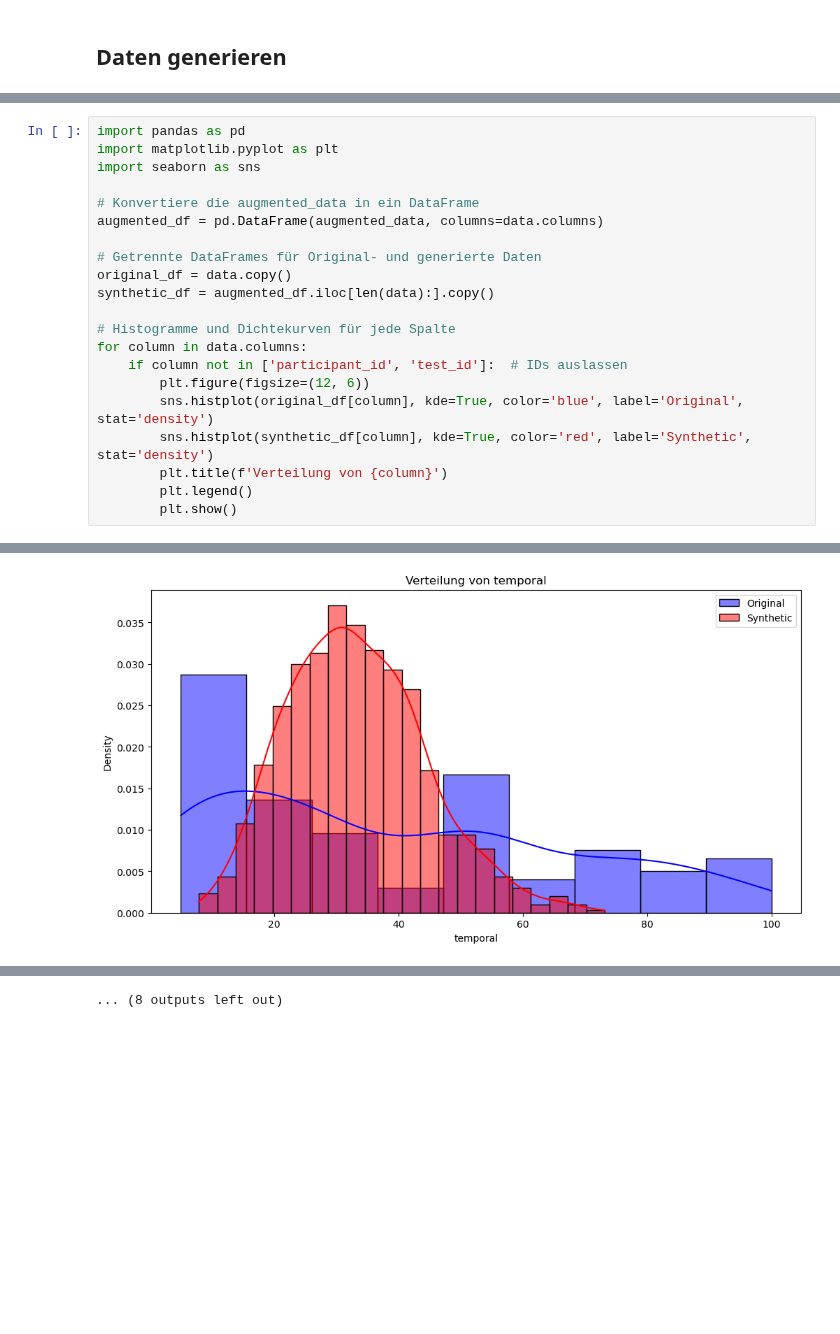
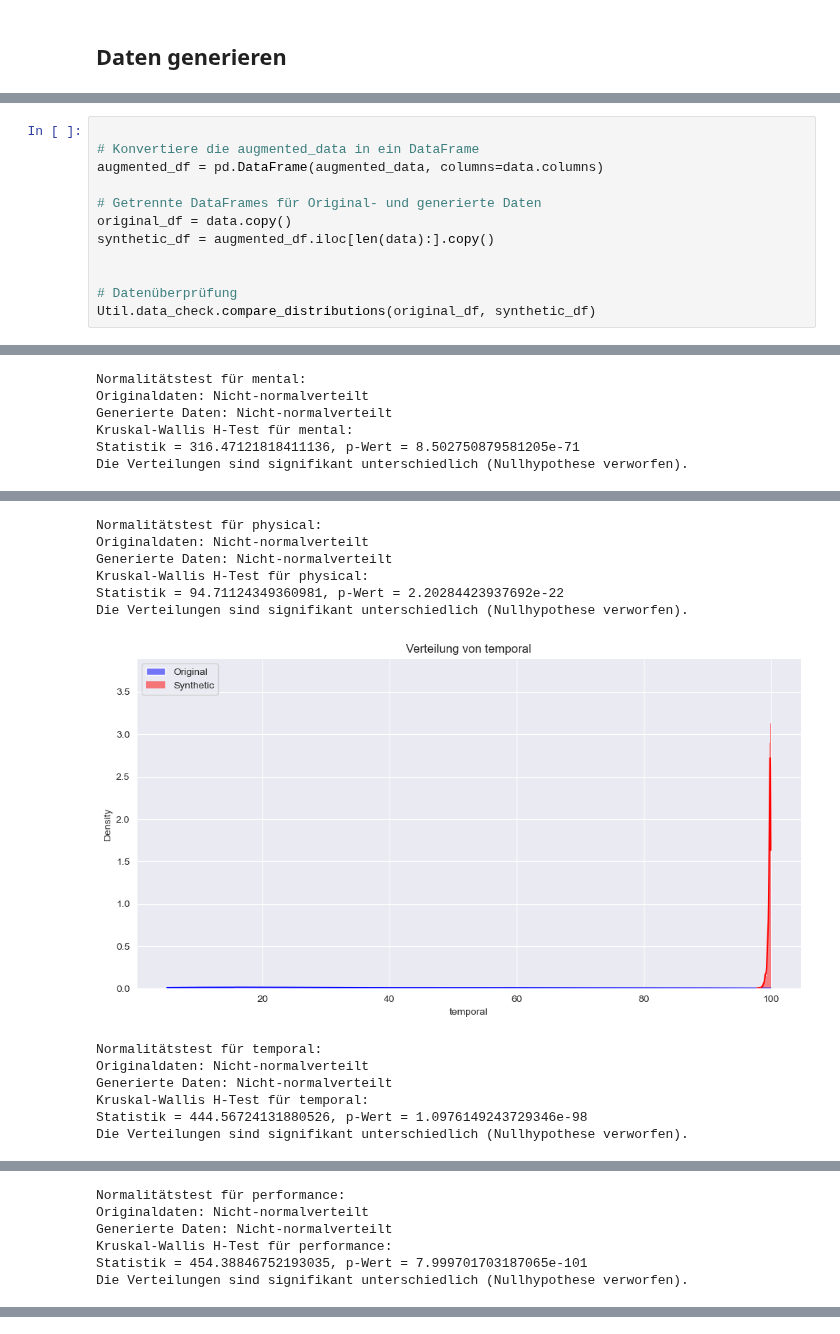
Before and after one commit to HBendig-HSFL/unlocking-minds, a Jupyter notebook: 3_Model/data_generation_cGAN_test1.ipynb, the cells around one changed output, grey strips where cells are left out. Saved outputs shown, nothing was run; the diff lists cells and outputs as text; blank space fills up the shorter version.

Commit message:
# Code clean up - refactor data check into own file - remove unused codes and imports - comment stuff
# add Literature Review pptx

```diff
--- a/3_Model/data_generation_cGAN_test1.ipynb
+++ b/3_Model/data_generation_cGAN_test1.ipynb
@@ -341,7 +338,4 @@ Synthetic Data
 # %%
-import pandas as pd
-import matplotlib.pyplot as plt
-import seaborn as sns
 
 # Konvertiere die augmented_data in ein DataFrame
 augmented_df = pd.DataFrame(augmented_data, columns=data.columns)
@@ -350,13 +344,7 @@ augmented_df = pd.DataFrame(augmented_data, columns=data.columns)
 original_df = data.copy()
 synthetic_df = augmented_df.iloc[len(data):].copy()
 
-# Histogramme und Dichtekurven für jede Spalte
-for column in data.columns:
-    if column not in ['participant_id', 'test_id']:  # IDs auslassen
-        plt.figure(figsize=(12, 6))
-        sns.histplot(original_df[column], kde=True, color='blue', label='Original', stat='density')
-        sns.histplot(synthetic_df[column], kde=True, color='red', label='Synthetic', stat='density')
-        plt.title(f'Verteilung von {column}')
-        plt.legend()
-        plt.show()
+
+# Datenüberprüfung
+Util.data_check.compare_distributions(original_df, synthetic_df)
 # %% [output]
@@ -364,0 +359,6 @@ for column in data.columns:
+Normalitätstest für mental:
+Originaldaten: Nicht-normalverteilt
+Generierte Daten: Nicht-normalverteilt
+Kruskal-Wallis H-Test für mental:
+Statistik = 316.47121818411136, p-Wert = 8.502750879581205e-71
+Die Verteilungen sind signifikant unterschiedlich (Nullhypothese verworfen).
@@ -366 +366,13 @@ for column in data.columns:
+Normalitätstest für physical:
+Originaldaten: Nicht-normalverteilt
+Generierte Daten: Nicht-normalverteilt
+Kruskal-Wallis H-Test für physical:
+Statistik = 94.71124349360981, p-Wert = 2.20284423937692e-22
+Die Verteilungen sind signifikant unterschiedlich (Nullhypothese verworfen).
-[figure, old version]
+[figure, new version]
+Normalitätstest für temporal:
+Originaldaten: Nicht-normalverteilt
+Generierte Daten: Nicht-normalverteilt
+Kruskal-Wallis H-Test für temporal:
+Statistik = 444.56724131880526, p-Wert = 1.0976149243729346e-98
+Die Verteilungen sind signifikant unterschiedlich (Nullhypothese verworfen).
@@ -367,0 +380,6 @@ for column in data.columns:
+Normalitätstest für performance:
+Originaldaten: Nicht-normalverteilt
+Generierte Daten: Nicht-normalverteilt
+Kruskal-Wallis H-Test für performance:
+Statistik = 454.38846752193035, p-Wert = 7.999701703187065e-101
+Die Verteilungen sind signifikant unterschiedlich (Nullhypothese verworfen).
@@ -375 +386,0 @@ for column in data.columns:
-... (8 outputs left out)
```
Also changed, not shown: parts of 10 cells of this notebook, 5 other files.
